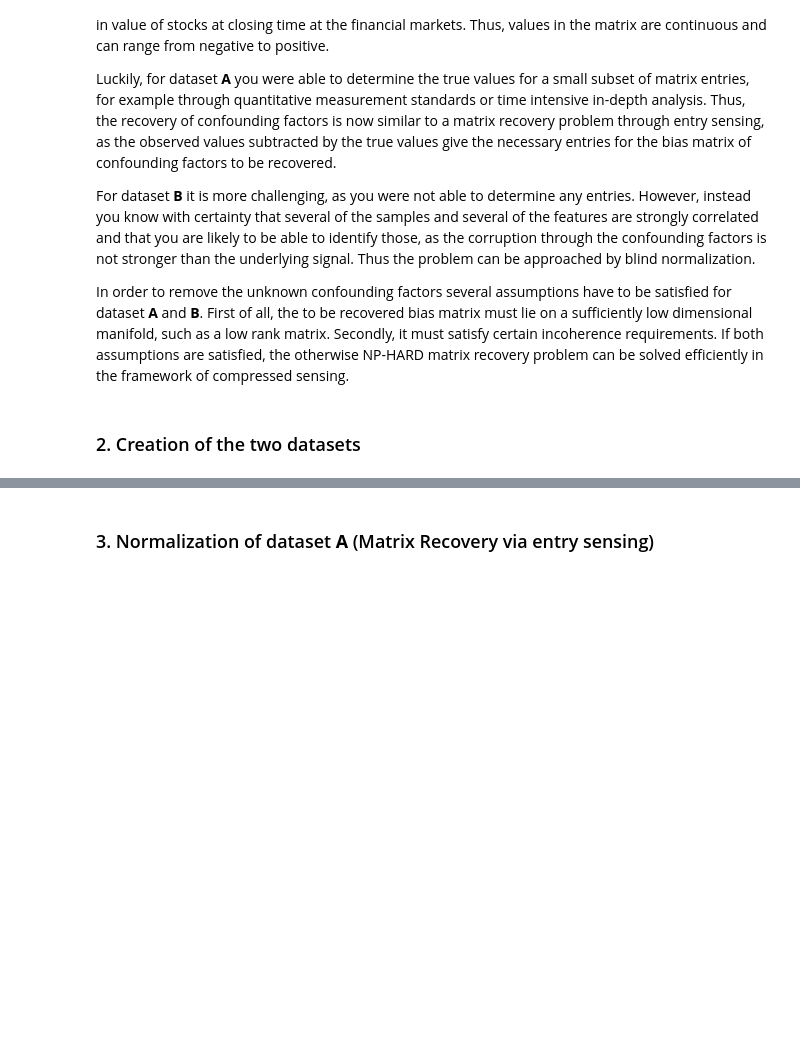
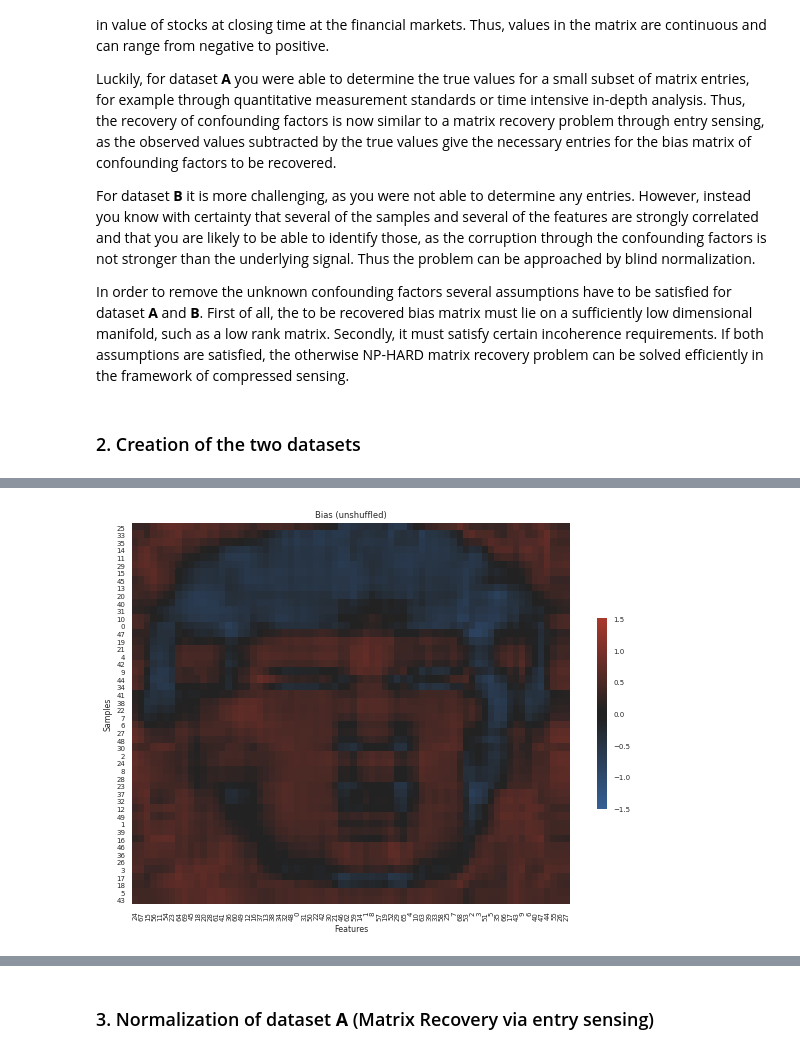
Before and after one commit to a378ec99/bcn, a Jupyter notebook: bcn/examples/Example.ipynb, the cells around one changed output, grey strips where cells are left out. Saved outputs shown, nothing was run; the diff lists cells and outputs as text; code cells hidden in the pictures; blank space fills up the shorter version.

```diff
--- a/bcn/examples/Example.ipynb
+++ b/bcn/examples/Example.ipynb
@@ -218,3 +120,5 @@ show_independences(true_signal, true_pairs, 'feature')
 # %%
-show_absolute(true_bias_unshuffled, unshuffled=True, map_backward=truth.map_backward, kind='Bias', vmin=-0.5, vmax=0.5)
+show_absolute(true_bias_unshuffled, unshuffled=True, map_backward=truth.map_backward_bias, kind='Bias', vmin=-1.5, vmax=1.5)
+# %% [output]
+[figure, added]
 # %%
```
Also changed, not shown: parts of 38 cells of this notebook, 3 other files.
